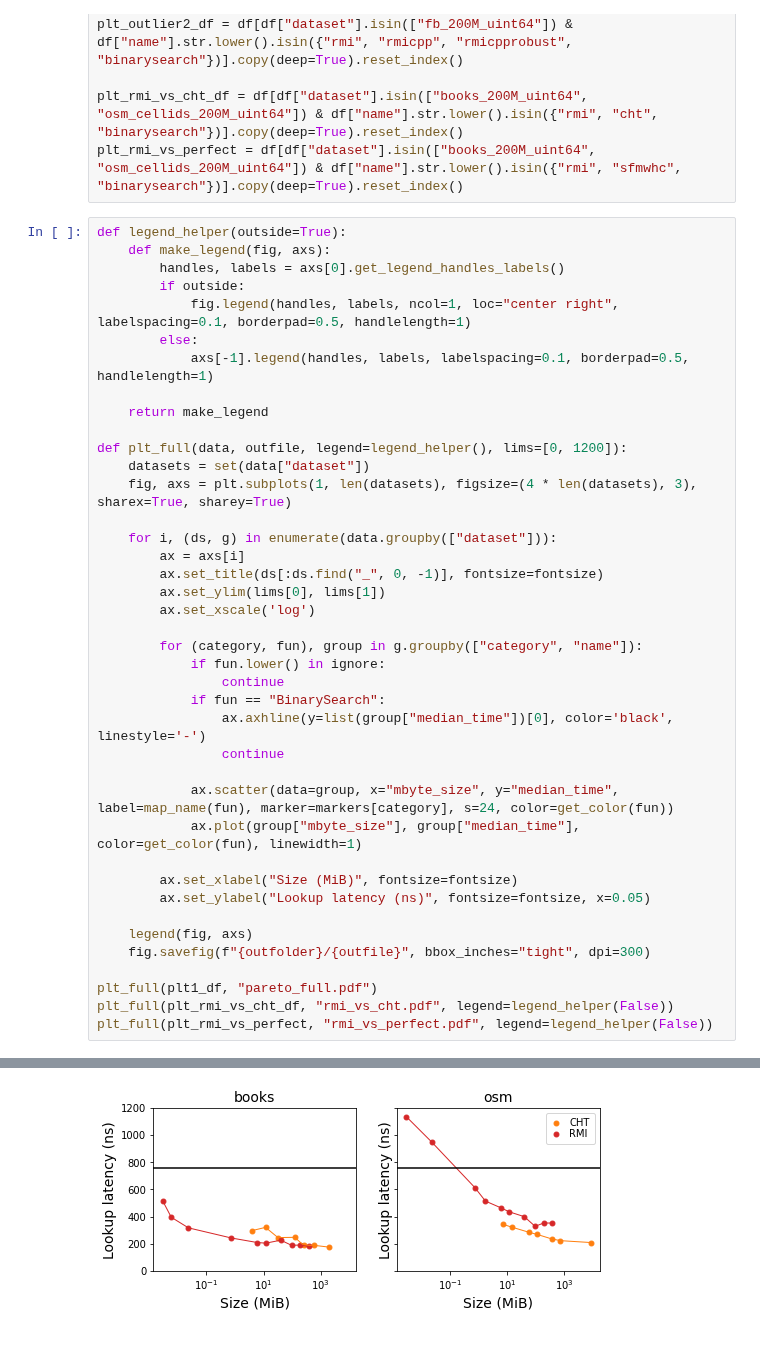
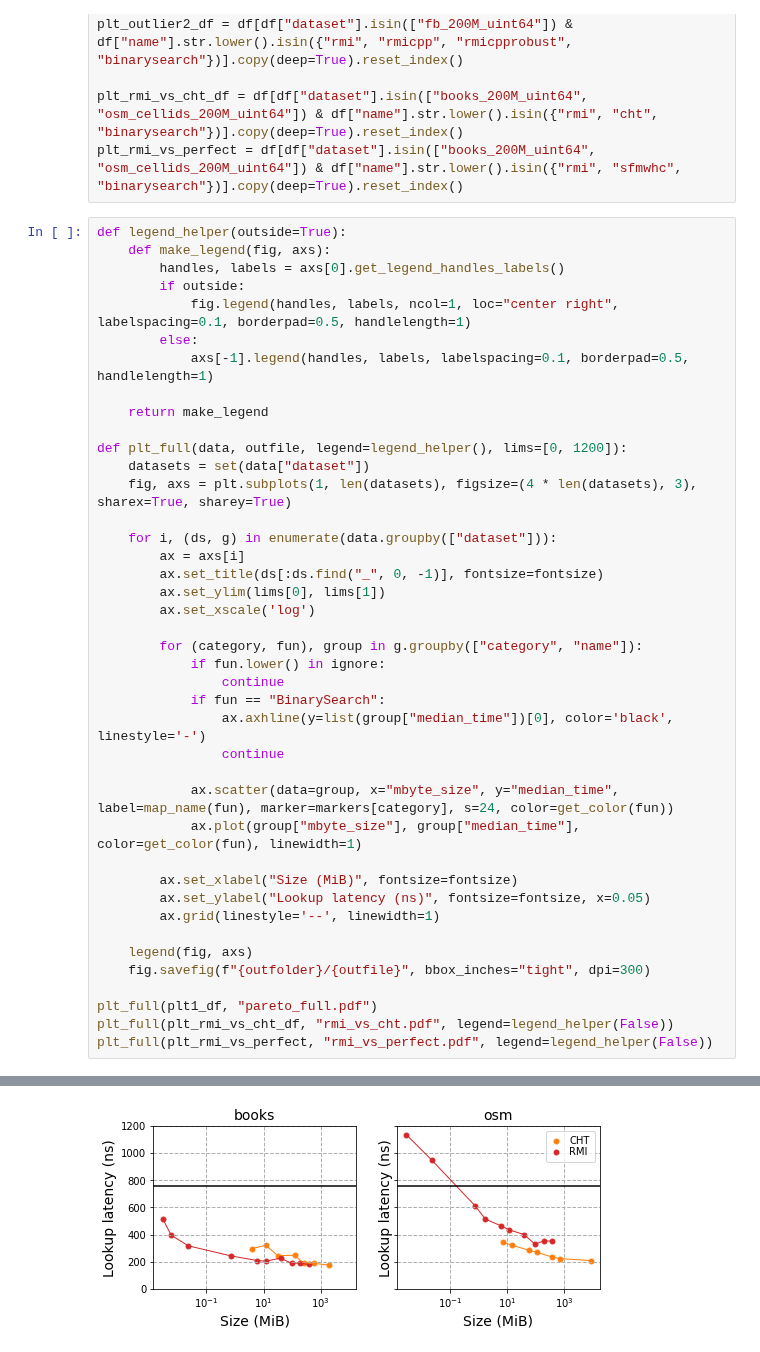
Before and after one commit to DominikHorn/SOSD, a Jupyter notebook: generate_plots.ipynb, the cells around one changed output, grey strips where cells are left out. Drawn from its saved outputs; the diff is of its cells as text.

```diff
--- a/generate_plots.ipynb
+++ b/generate_plots.ipynb
@@ -83,31 +83,32 @@ def plt_full(data, outfile, legend=legend_helper(), lims=[0, 1200]):
     datasets = set(data["dataset"])
     fig, axs = plt.subplots(1, len(datasets), figsize=(4 * len(datasets), 3), sharex=True, sharey=True)
 
     for i, (ds, g) in enumerate(data.groupby(["dataset"])):
         ax = axs[i]
         ax.set_title(ds[:ds.find("_", 0, -1)], fontsize=fontsize)
         ax.set_ylim(lims[0], lims[1])
         ax.set_xscale('log')
 
         for (category, fun), group in g.groupby(["category", "name"]):
             if fun.lower() in ignore:
                 continue
             if fun == "BinarySearch":
                 ax.axhline(y=list(group["median_time"])[0], color='black', linestyle='-')
                 continue
 
             ax.scatter(data=group, x="mbyte_size", y="median_time", label=map_name(fun), marker=markers[category], s=24, color=get_color(fun))
             ax.plot(group["mbyte_size"], group["median_time"], color=get_color(fun), linewidth=1)
 
         ax.set_xlabel("Size (MiB)", fontsize=fontsize)
         ax.set_ylabel("Lookup latency (ns)", fontsize=fontsize, x=0.05)
+        ax.grid(linestyle='--', linewidth=1)
 
     legend(fig, axs)
     fig.savefig(f"{outfolder}/{outfile}", bbox_inches="tight", dpi=300)
 
 plt_full(plt1_df, "pareto_full.pdf")
 plt_full(plt_rmi_vs_cht_df, "rmi_vs_cht.pdf", legend=legend_helper(False))
 plt_full(plt_rmi_vs_perfect, "rmi_vs_perfect.pdf", legend=legend_helper(False))
 # %% [output]
 [figure]
-[figure, old version]
+[figure, new version]
```
Also changed, not shown: parts of 2 cells of this notebook, 5 other files.
